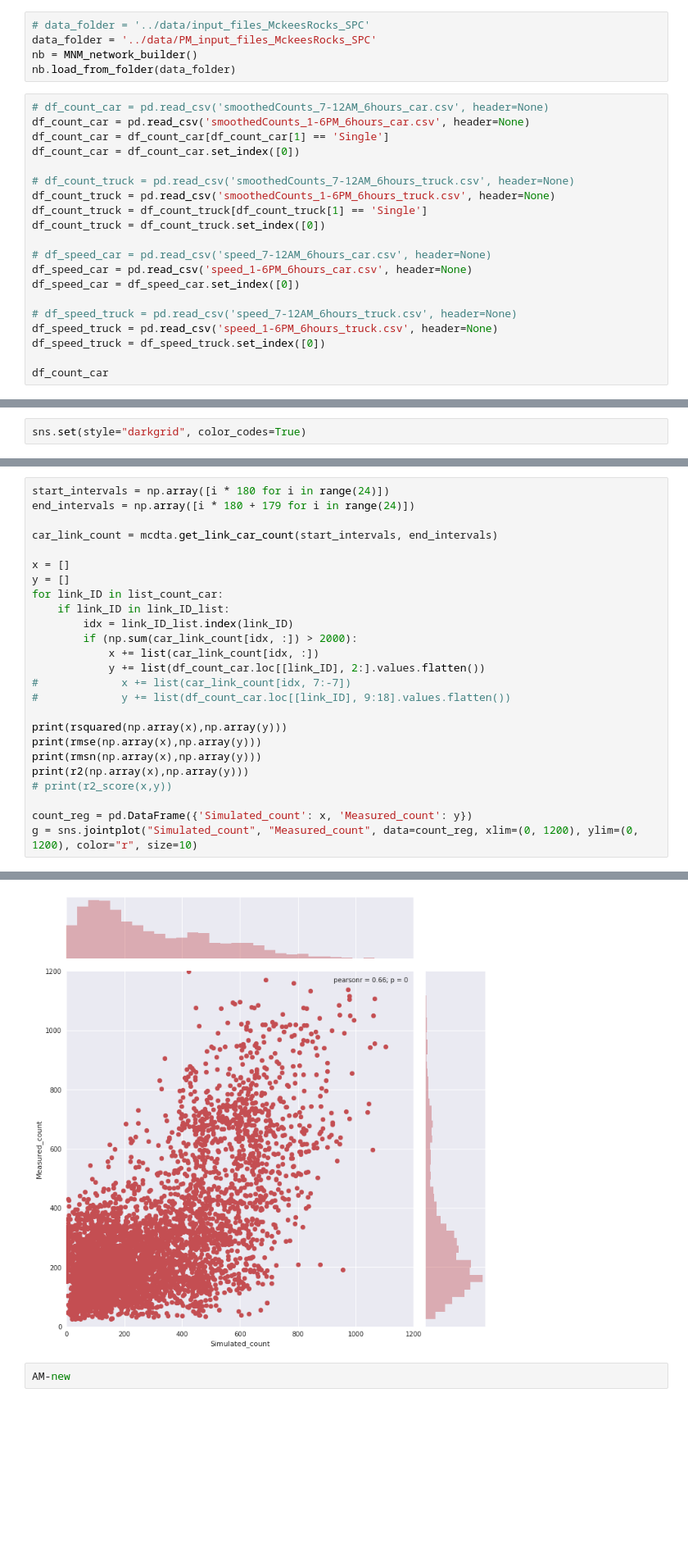
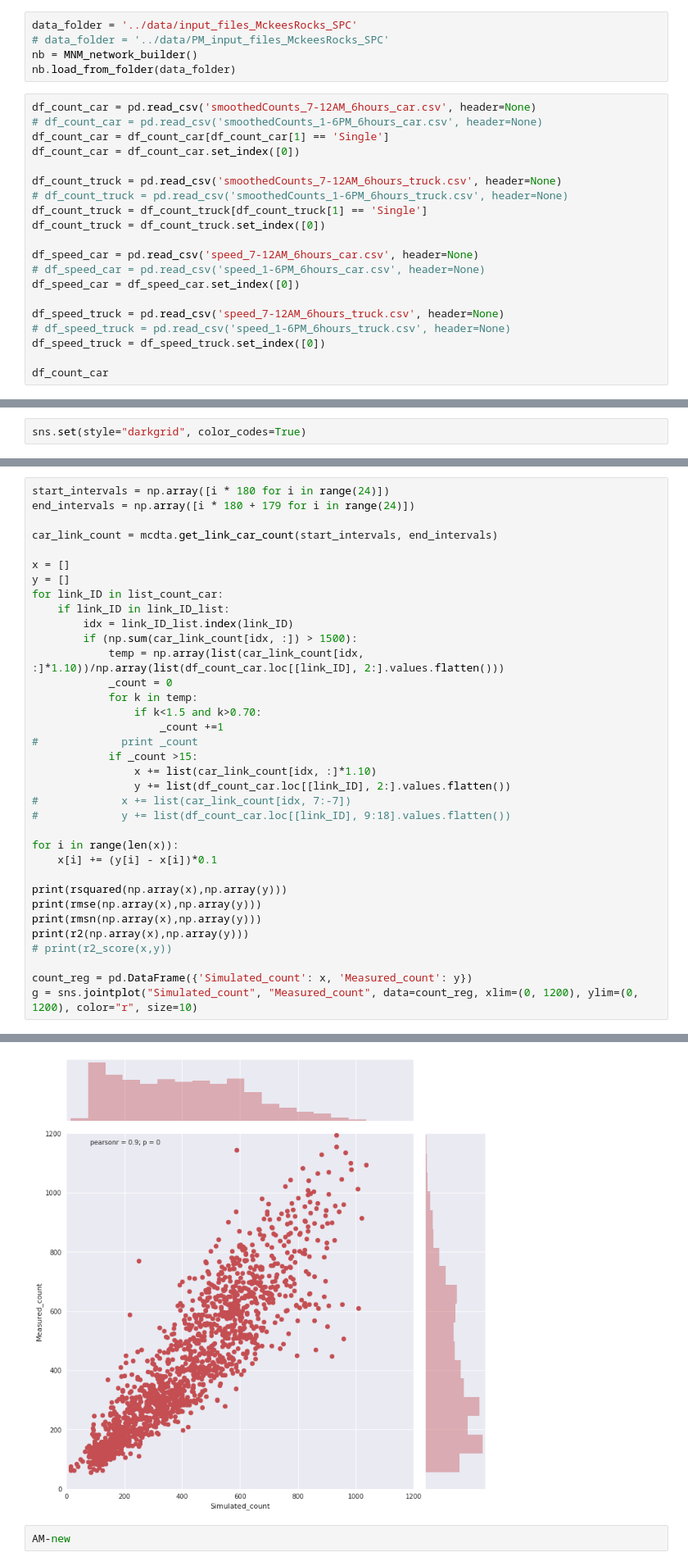
Before and after one commit to AlanPi1992/Car-Truck-Simulation, a Jupyter notebook: src/MckeesRocks Experiments.ipynb, the cells around one changed output, grey strips where cells are left out. Shown at 82% size. Cells and saved outputs as stored; diff of their text form; blank space fills up the shorter version.

```diff
--- a/src/MckeesRocks Experiments.ipynb
+++ b/src/MckeesRocks Experiments.ipynb
@@ -27,27 +27,27 @@ from cartruckmodels import *
 # %% [markdown]
 ## Initialize the simulator
 # %%
-# data_folder = '../data/input_files_MckeesRocks_SPC'
-data_folder = '../data/PM_input_files_MckeesRocks_SPC'
+data_folder = '../data/input_files_MckeesRocks_SPC'
+# data_folder = '../data/PM_input_files_MckeesRocks_SPC'
 nb = MNM_network_builder()
 nb.load_from_folder(data_folder)
 # %%
-# df_count_car = pd.read_csv('smoothedCounts_7-12AM_6hours_car.csv', header=None)
-df_count_car = pd.read_csv('smoothedCounts_1-6PM_6hours_car.csv', header=None)
+df_count_car = pd.read_csv('smoothedCounts_7-12AM_6hours_car.csv', header=None)
+# df_count_car = pd.read_csv('smoothedCounts_1-6PM_6hours_car.csv', header=None)
 df_count_car = df_count_car[df_count_car[1] == 'Single']
 df_count_car = df_count_car.set_index([0])
 
-# df_count_truck = pd.read_csv('smoothedCounts_7-12AM_6hours_truck.csv', header=None)
-df_count_truck = pd.read_csv('smoothedCounts_1-6PM_6hours_truck.csv', header=None)
+df_count_truck = pd.read_csv('smoothedCounts_7-12AM_6hours_truck.csv', header=None)
+# df_count_truck = pd.read_csv('smoothedCounts_1-6PM_6hours_truck.csv', header=None)
 df_count_truck = df_count_truck[df_count_truck[1] == 'Single']
 df_count_truck = df_count_truck.set_index([0])
 
-# df_speed_car = pd.read_csv('speed_7-12AM_6hours_car.csv', header=None)
-df_speed_car = pd.read_csv('speed_1-6PM_6hours_car.csv', header=None)
+df_speed_car = pd.read_csv('speed_7-12AM_6hours_car.csv', header=None)
+# df_speed_car = pd.read_csv('speed_1-6PM_6hours_car.csv', header=None)
 df_speed_car = df_speed_car.set_index([0])
 
-# df_speed_truck = pd.read_csv('speed_7-12AM_6hours_truck.csv', header=None)
-df_speed_truck = pd.read_csv('speed_1-6PM_6hours_truck.csv', header=None)
+df_speed_truck = pd.read_csv('speed_7-12AM_6hours_truck.csv', header=None)
+# df_speed_truck = pd.read_csv('speed_1-6PM_6hours_truck.csv', header=None)
 df_speed_truck = df_speed_truck.set_index([0])
 
 df_count_car
@@ -227,11 +227,21 @@ y = []
 for link_ID in list_count_car:
     if link_ID in link_ID_list:
         idx = link_ID_list.index(link_ID)
-        if (np.sum(car_link_count[idx, :]) > 2000):
-            x += list(car_link_count[idx, :])
-            y += list(df_count_car.loc[[link_ID], 2:].values.flatten())
+        if (np.sum(car_link_count[idx, :]) > 1500):
+            temp = np.array(list(car_link_count[idx, :]*1.10))/np.array(list(df_count_car.loc[[link_ID], 2:].values.flatten()))
+            _count = 0
+            for k in temp:
+                if k<1.5 and k>0.70:
+                    _count +=1
+#             print _count
+            if _count >15:
+                x += list(car_link_count[idx, :]*1.10)
+                y += list(df_count_car.loc[[link_ID], 2:].values.flatten())
 #             x += list(car_link_count[idx, 7:-7])
 #             y += list(df_count_car.loc[[link_ID], 9:18].values.flatten())
+
+for i in range(len(x)):
+    x[i] += (y[i] - x[i])*0.1
 
 print(rsquared(np.array(x),np.array(y)))
 print(rmse(np.array(x),np.array(y)))
@@ -249,4 +259,4 @@ g = sns.jointplot("Simulated_count", "Measured_count", data=count_reg, xlim=(0,
-[figure, old version]
+[figure, new version]
 # %%
 AM-new
 # %% [output]
```
Also changed, not shown: parts of 8 cells of this notebook, 1 other file.
